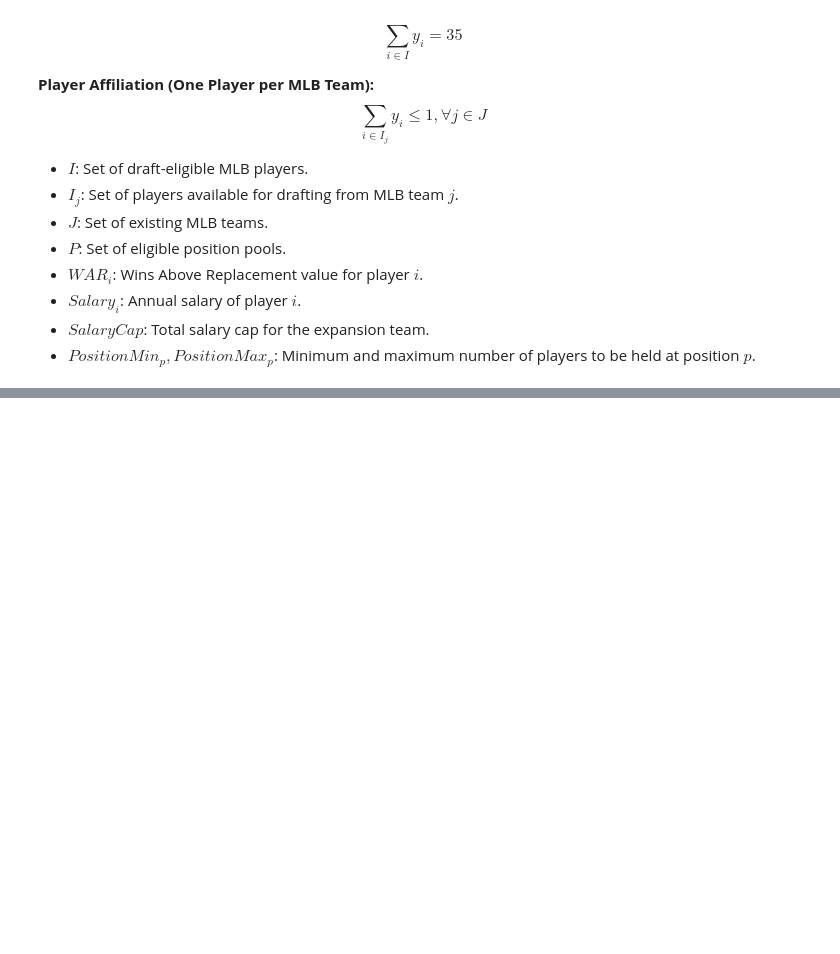
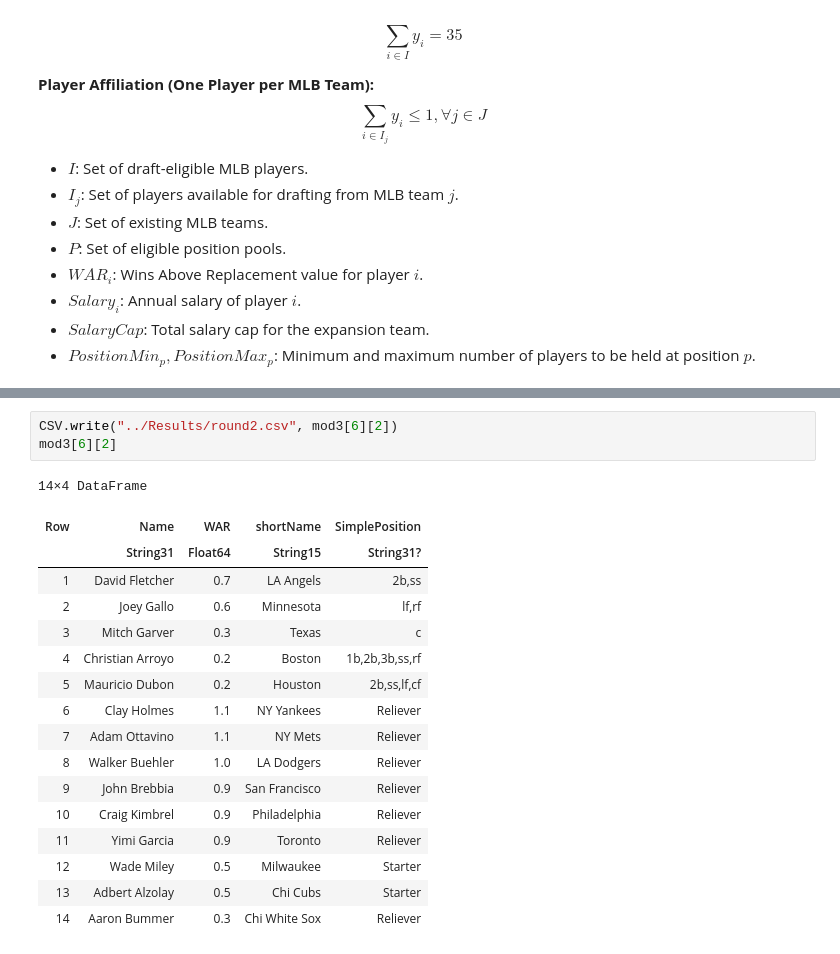
Before and after one commit to hanksnowdon/OptimizationProject, a Jupyter notebook: Code/Modeling.ipynb, the cells around one changed output, grey strips where cells are left out. Saved outputs shown, nothing was run; the diff lists cells and outputs as text; blank space fills up the shorter version.

```diff
--- a/Code/Modeling.ipynb
+++ b/Code/Modeling.ipynb
@@ -628,0 +627,21 @@ mod3[5]
+# %%
+CSV.write("../Results/round2.csv", mod3[6][2])
+mod3[6][2]
+# %% [output]
+14×4 DataFrame
+| Row | Name | WAR | shortName | SimplePosition |
+|  | String31 | Float64 | String15 | String31? |
+| 1 | David Fletcher | 0.7 | LA Angels | 2b,ss |
+| 2 | Joey Gallo | 0.6 | Minnesota | lf,rf |
+| 3 | Mitch Garver | 0.3 | Texas | c |
+| 4 | Christian Arroyo | 0.2 | Boston | 1b,2b,3b,ss,rf |
+| 5 | Mauricio Dubon | 0.2 | Houston | 2b,ss,lf,cf |
+| 6 | Clay Holmes | 1.1 | NY Yankees | Reliever |
+| 7 | Adam Ottavino | 1.1 | NY Mets | Reliever |
+| 8 | Walker Buehler | 1.0 | LA Dodgers | Reliever |
+| 9 | John Brebbia | 0.9 | San Francisco | Reliever |
+| 10 | Craig Kimbrel | 0.9 | Philadelphia | Reliever |
+| 11 | Yimi Garcia | 0.9 | Toronto | Reliever |
+| 12 | Wade Miley | 0.5 | Milwaukee | Starter |
+| 13 | Adbert Alzolay | 0.5 | Chi Cubs | Starter |
+| 14 | Aaron Bummer | 0.3 | Chi White Sox | Reliever |
```
Also changed, not shown: parts of 17 cells of this notebook, 11 other files.
